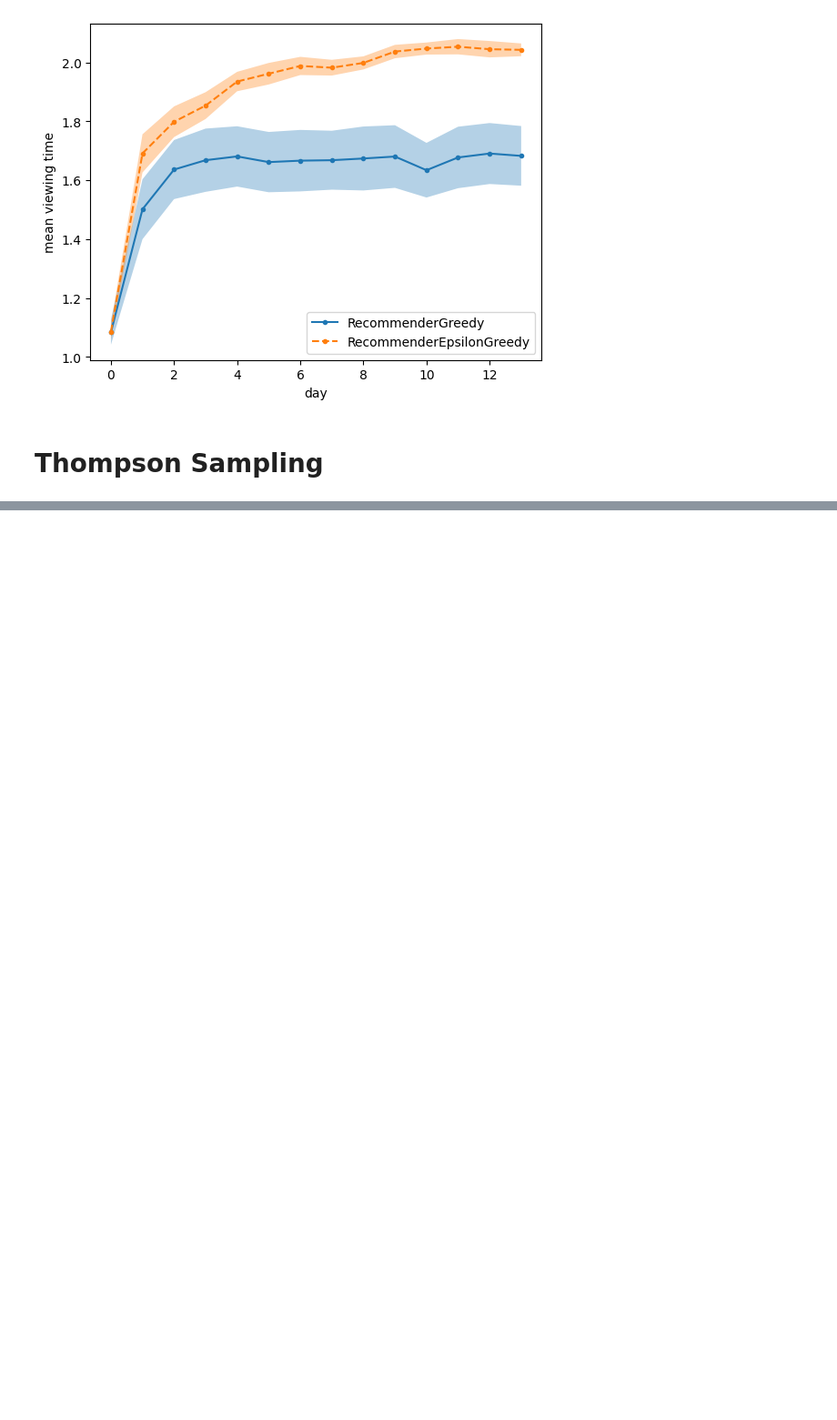
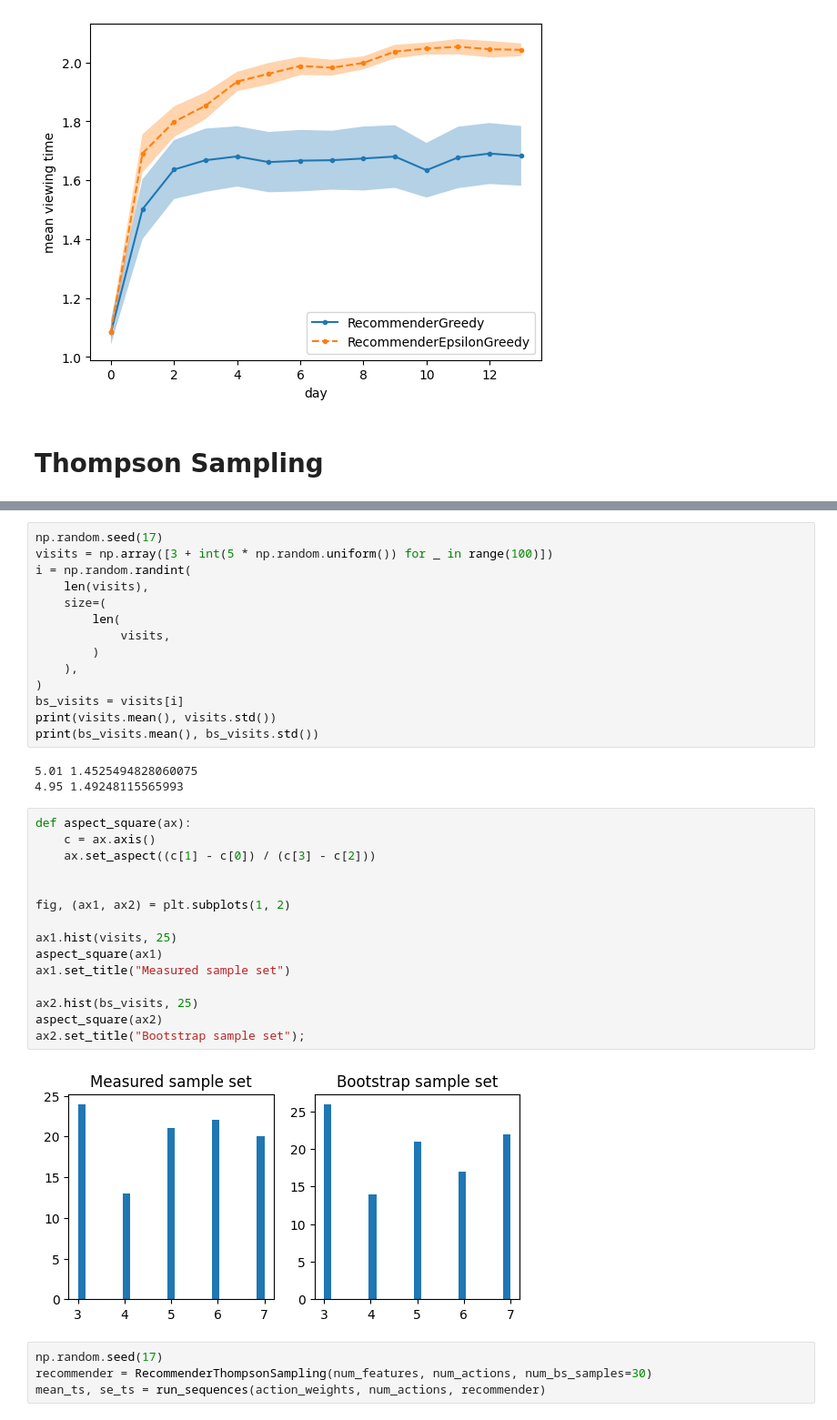
Before and after one commit to alextanhongpin/python-experimentation-for-engineers, a Jupyter notebook: 05_contextual_bandit.ipynb, the cells around one changed output, grey strips where cells are left out. Shown at 91% size. Saved outputs shown, nothing was run; the diff lists cells and outputs as text; blank space fills up the shorter version.

Commit message:
chore: add thompson sampling

```diff
--- a/05_contextual_bandit.ipynb
+++ b/05_contextual_bandit.ipynb
@@ -283,0 +337,38 @@ plt.ylabel("mean viewing time");
+# %%
+np.random.seed(17)
+visits = np.array([3 + int(5 * np.random.uniform()) for _ in range(100)])
+i = np.random.randint(
+    len(visits),
+    size=(
+        len(
+            visits,
+        )
+    ),
+)
+bs_visits = visits[i]
+print(visits.mean(), visits.std())
+print(bs_visits.mean(), bs_visits.std())
+# %% [output]
+5.01 1.4525494828060075
+4.95 1.49248115565993
+# %%
+def aspect_square(ax):
+    c = ax.axis()
+    ax.set_aspect((c[1] - c[0]) / (c[3] - c[2]))
+
+
+fig, (ax1, ax2) = plt.subplots(1, 2)
+
+ax1.hist(visits, 25)
+aspect_square(ax1)
+ax1.set_title("Measured sample set")
+
+ax2.hist(bs_visits, 25)
+aspect_square(ax2)
+ax2.set_title("Bootstrap sample set");
+# %% [output]
+[figure, added]
+# %%
+np.random.seed(17)
+recommender = RecommenderThompsonSampling(num_features, num_actions, num_bs_samples=30)
+mean_ts, se_ts = run_sequences(action_weights, num_actions, recommender)
```
Also changed, not shown: parts of 6 cells of this notebook, 4 other files.
